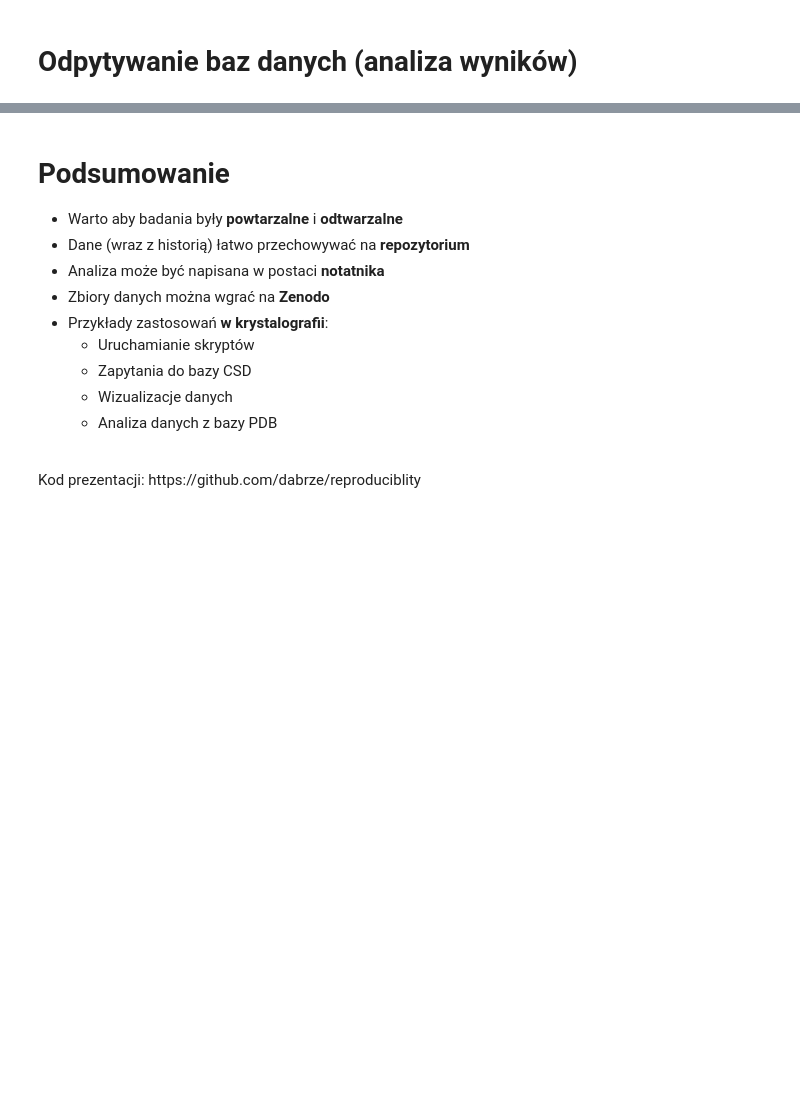
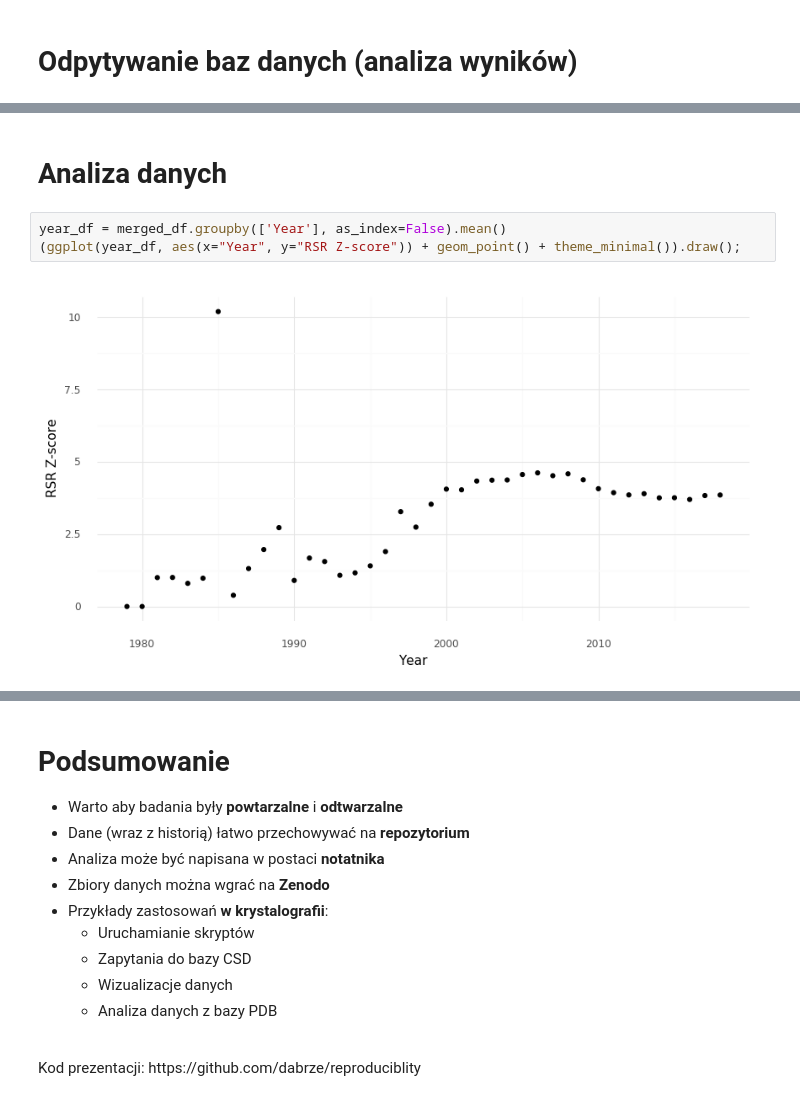
Before and after one commit to dabrze/cbb_reproducibility, a Jupyter notebook: Reproducible research.ipynb, the cells around one changed output, grey strips where cells are left out. Saved outputs shown, nothing was run; the diff lists cells and outputs as text; blank space fills up the shorter version.

```diff
--- a/Reproducible research.ipynb
+++ b/Reproducible research.ipynb
@@ -303,0 +388,8 @@ df.loc[:, bonds].hist(bins=20, figsize=(16, 12));
+# %% [markdown]
+Analiza danych
+=============
+# %%
+year_df = merged_df.groupby(['Year'], as_index=False).mean()
+(ggplot(year_df, aes(x="Year", y="RSR Z-score")) + geom_point() + theme_minimal()).draw();
+# %% [output]
+[figure, added]
```
Also changed, not shown: parts of 20 cells of this notebook, 2 other files.
